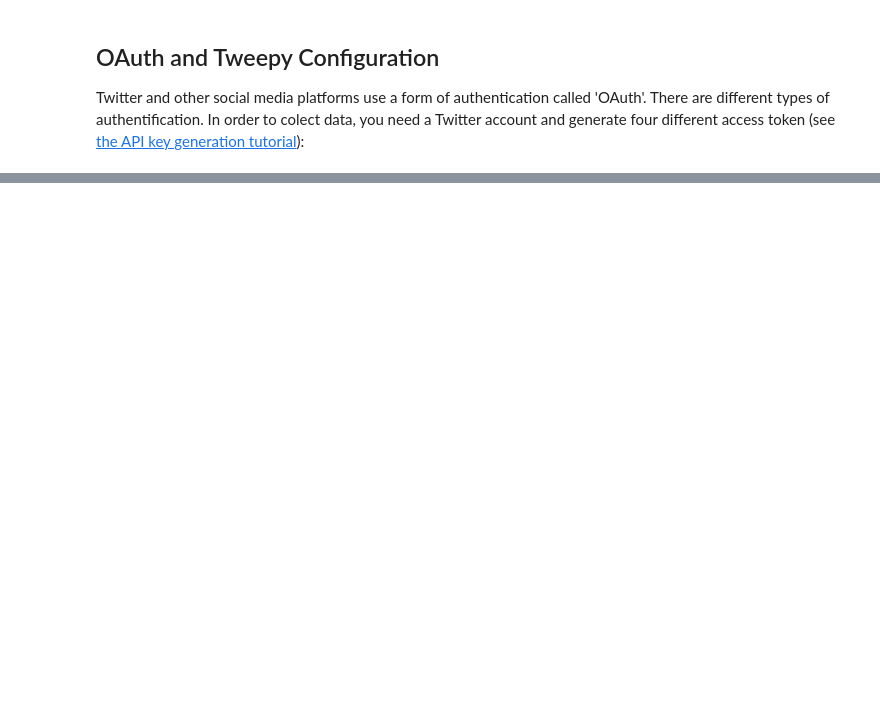
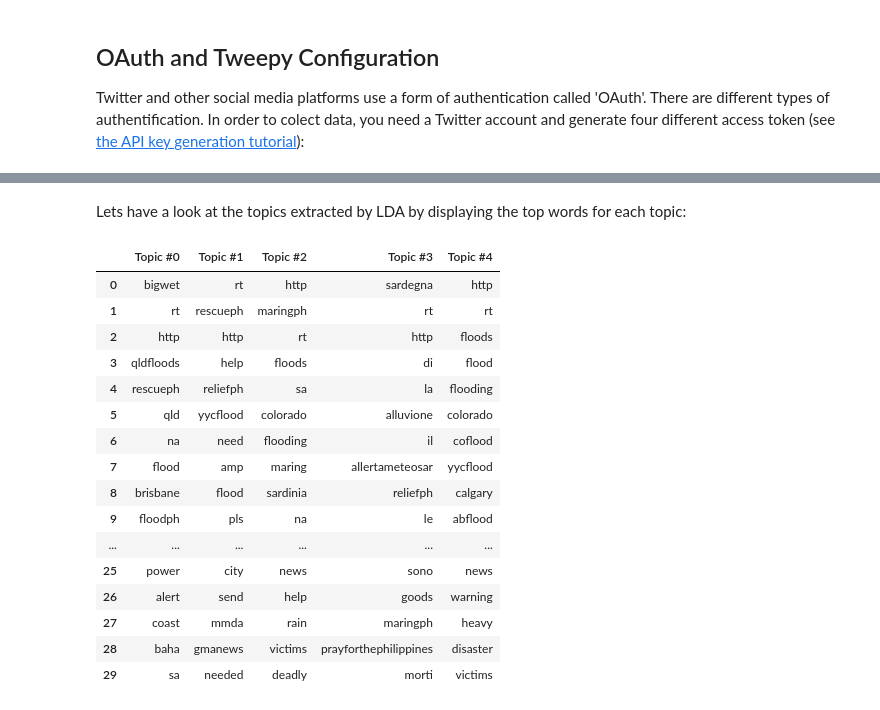
Before and after one commit to evhart/smasac-tutorial, a Jupyter notebook: notebooks/1-data-collection.ipynb, the cells around one changed output, grey strips where cells are left out. Cells and saved outputs as stored; diff of their text form; code cells hidden in the pictures; blank space fills up the shorter version.

```diff
--- a/notebooks/1-data-collection.ipynb
+++ b/notebooks/1-data-collection.ipynb
@@ -57,0 +332,31 @@ RT @drgonzo123: MAGA=My Attorney Got Arrested.
+# %% [markdown]
+Lets have a look at the topics extracted by LDA by displaying the top words for each topic:
+# %%
+n_top_words = 30
+topic_words = {}
+
+# Get the top words for each topic:
+for topic, comp in enumerate(lda.components_):
+    word_idx = np.argsort(comp)[::-1][:n_top_words]
+    topic_words['Topic #'+str(topic)] = [vocabulary[i] for i in word_idx]
+
+topic_words = pd.DataFrame.from_dict(topic_words)
+display(topic_words)
+# %% [output]
+|  | Topic #0 | Topic #1 | Topic #2 | Topic #3 | Topic #4 |
+| 0 | bigwet | rt | http | sardegna | http |
+| 1 | rt | rescueph | maringph | rt | rt |
+| 2 | http | http | rt | http | floods |
+| 3 | qldfloods | help | floods | di | flood |
+| 4 | rescueph | reliefph | sa | la | flooding |
+| 5 | qld | yycflood | colorado | alluvione | colorado |
+| 6 | na | need | flooding | il | coflood |
+| 7 | flood | amp | maring | allertameteosar | yycflood |
+| 8 | brisbane | flood | sardinia | reliefph | calgary |
+| 9 | floodph | pls | na | le | abflood |
+| ... | ... | ... | ... | ... | ... |
+| 25 | power | city | news | sono | news |
+| 26 | alert | send | help | goods | warning |
+| 27 | coast | mmda | rain | maringph | heavy |
+| 28 | baha | gmanews | victims | prayforthephilippines | disaster |
+| 29 | sa | needed | deadly | morti | victims |
```
Also changed, not shown: parts of 34 cells of this notebook, 2 other files.
